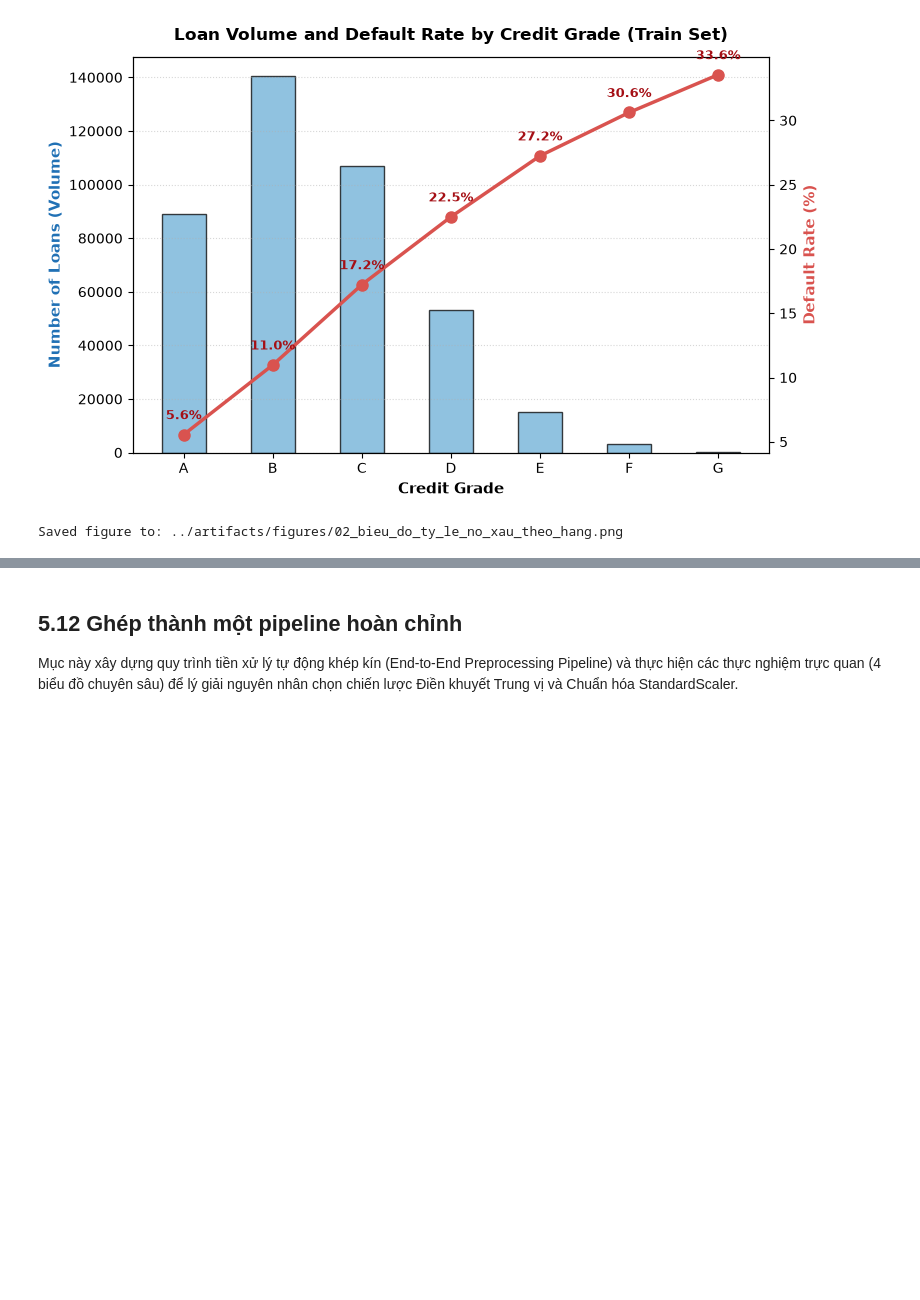
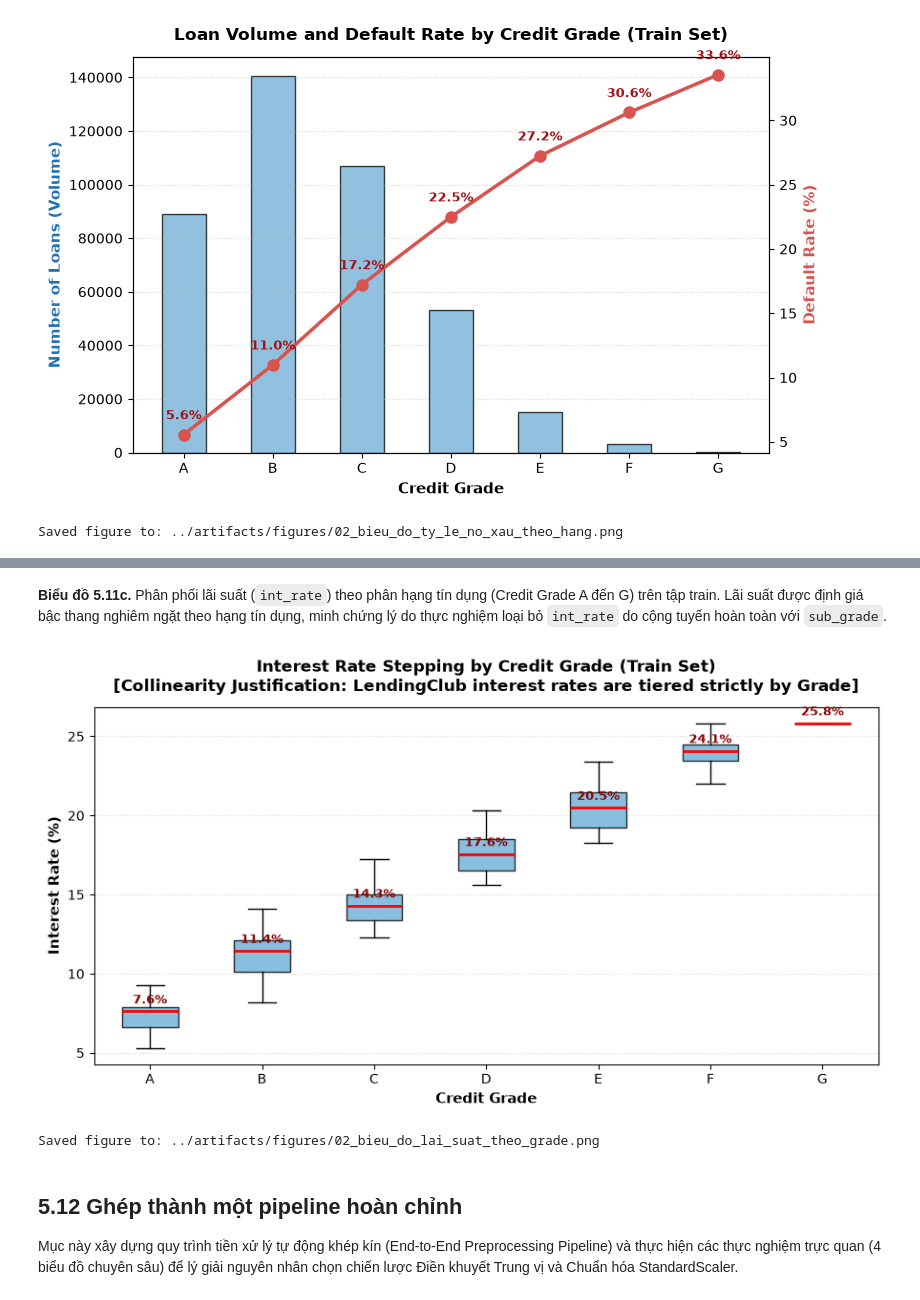
Before and after one commit to Eliza516/Lending-Club-Credit-Scoring, a Jupyter notebook: notebooks/02_lam_sach_va_feature.ipynb, the cells around one changed output, grey strips where cells are left out. Drawn from its saved outputs; the diff is of its cells as text; code cells hidden in the pictures; blank space fills up the shorter version.

```diff
--- a/notebooks/02_lam_sach_va_feature.ipynb
+++ b/notebooks/02_lam_sach_va_feature.ipynb
@@ -1115,3 +1151,31 @@ Saved figure to: ../artifacts/figures/02_bieu_do_ty_le_no_xau_theo_hang.png
+# %% [markdown]
+**Biểu đồ 5.11c.** Phân phối lãi suất (`int_rate`) theo phân hạng tín dụng (Credit Grade A đến G) trên tập train. Lãi suất được định giá bậc thang nghiêm ngặt theo hạng tín dụng, minh chứng lý do thực nghiệm loại bỏ `int_rate` do cộng tuyến hoàn toàn với `sub_grade`.
+# %%
+fig, ax = plt.subplots(figsize=(9, 5))
+grades = ["A", "B", "C", "D", "E", "F", "G"]
+data = [train[train["grade"] == g]["int_rate"].dropna() for g in grades]
+
+bp = ax.boxplot(data, tick_labels=grades, patch_artist=True,
+                boxprops=dict(facecolor="#6baed6", alpha=0.8),
+                medianprops=dict(color="red", linewidth=2), showfliers=False)
+
+ax.set_xlabel("Credit Grade", fontsize=11, fontweight="bold")
+ax.set_ylabel("Interest Rate (%)", fontsize=11, fontweight="bold")
+ax.set_title("Interest Rate Stepping by Credit Grade (Train Set)\n[Collinearity Justification: LendingClub interest rates are tiered strictly by Grade]", fontsize=12, fontweight="bold", pad=12)
+ax.grid(axis="y", linestyle=":", alpha=0.5)
+
+for i, line in enumerate(bp["medians"]):
+    y = line.get_ydata()[0]
+    ax.text(i + 1, y + 0.5, f"{y:.1f}%", ha="center", fontsize=9, fontweight="bold", color="darkred")
+
+plt.tight_layout()
+fig_int_path = FIG_DIR / "02_bieu_do_lai_suat_theo_grade.png"
+plt.savefig(fig_int_path, dpi=150, bbox_inches="tight")
+plt.show()
+print(f"Saved figure to: {fig_int_path}")
+# %% [output]
+[figure, added]
+Saved figure to: ../artifacts/figures/02_bieu_do_lai_suat_theo_grade.png
 # %% [markdown]
 ## 5.12 Ghép thành một pipeline hoàn chỉnh
 Mục này xây dựng quy trình tiền xử lý tự động khép kín (End-to-End Preprocessing Pipeline) và thực hiện các thực nghiệm trực quan (4 biểu đồ chuyên sâu) để lý giải nguyên nhân chọn chiến lược Điền khuyết Trung vị và Chuẩn hóa StandardScaler.
```
Also changed, not shown: parts of 2 cells of this notebook, 1 other file.
